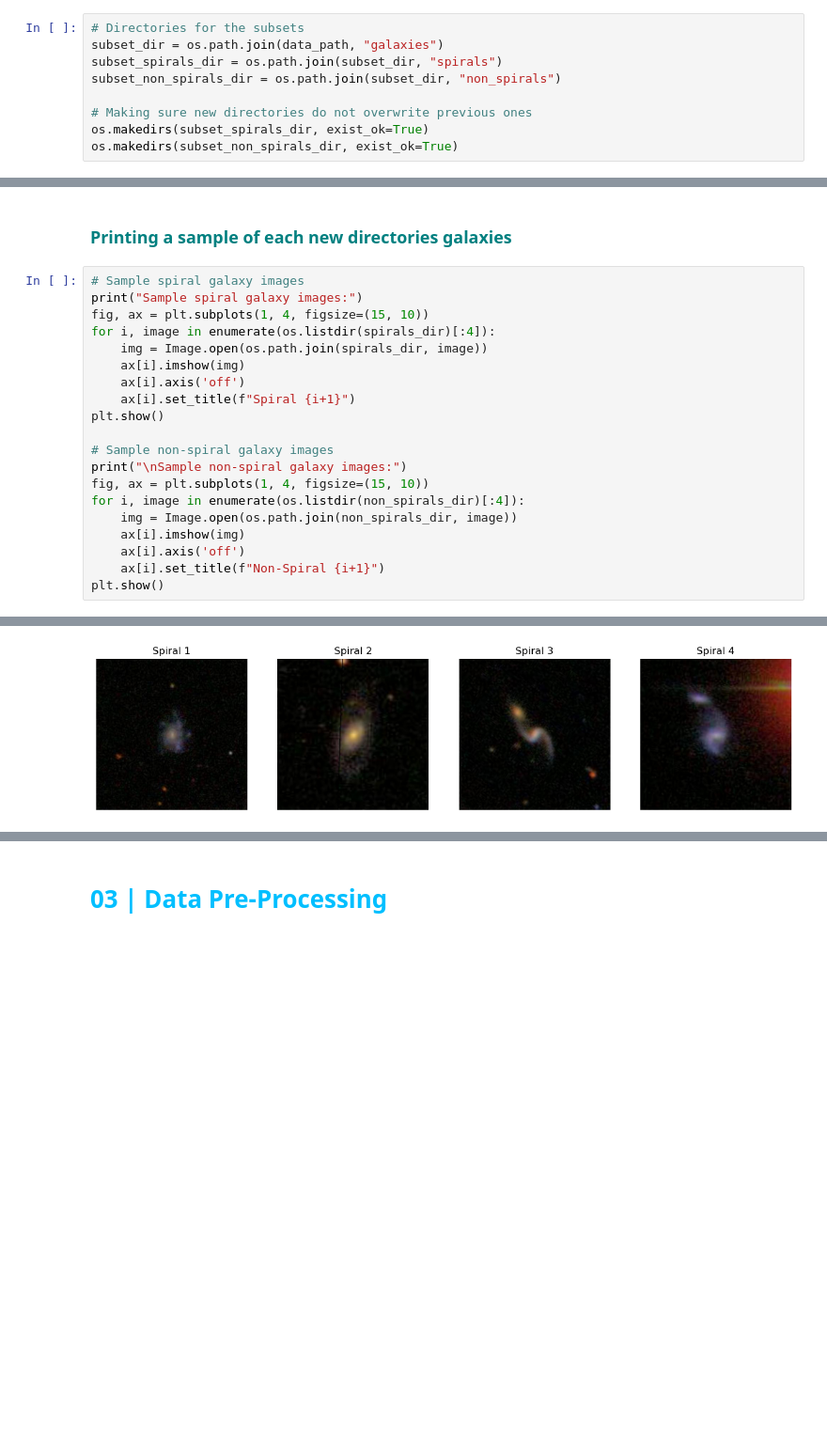
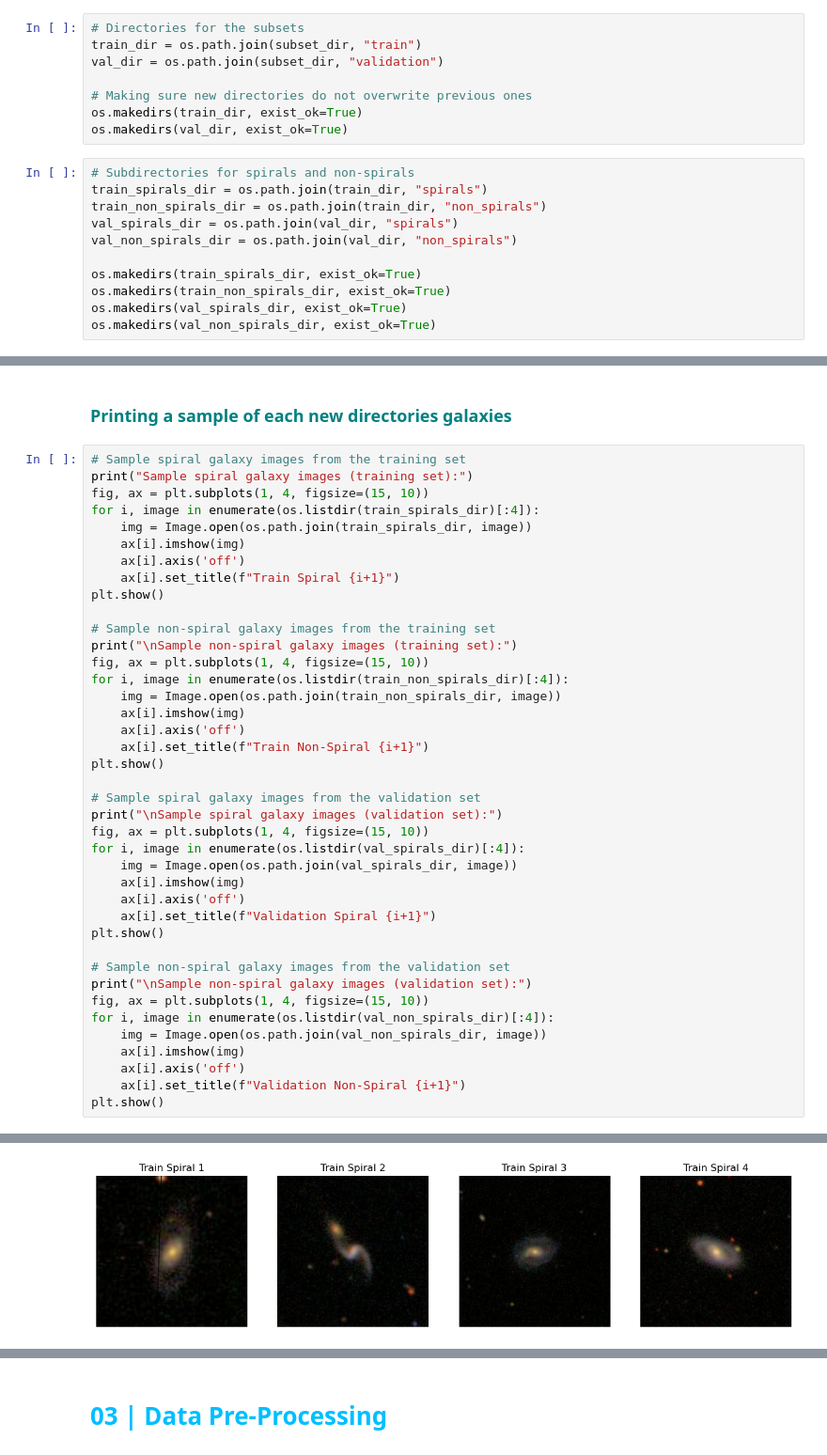
Before and after one commit to isi-mube/Cosmic-Compendium, a Jupyter notebook: notebook.ipynb, the cells around one changed output, grey strips where cells are left out. Shown at 94% size. Drawn from its saved outputs; the diff is of its cells as text; blank space fills up the shorter version.

```diff
--- a/notebook.ipynb
+++ b/notebook.ipynb
@@ -252,10 +224,20 @@ Number of non-spiral images: 60029
 # %%
 # Directories for the subsets
-subset_dir = os.path.join(data_path, "galaxies")
-subset_spirals_dir = os.path.join(subset_dir, "spirals")
-subset_non_spirals_dir = os.path.join(subset_dir, "non_spirals")
+train_dir = os.path.join(subset_dir, "train")
+val_dir = os.path.join(subset_dir, "validation")
 
 # Making sure new directories do not overwrite previous ones
-os.makedirs(subset_spirals_dir, exist_ok=True)
-os.makedirs(subset_non_spirals_dir, exist_ok=True)
+os.makedirs(train_dir, exist_ok=True)
+os.makedirs(val_dir, exist_ok=True)
+# %%
+# Subdirectories for spirals and non-spirals
+train_spirals_dir = os.path.join(train_dir, "spirals")
+train_non_spirals_dir = os.path.join(train_dir, "non_spirals")
+val_spirals_dir = os.path.join(val_dir, "spirals")
+val_non_spirals_dir = os.path.join(val_dir, "non_spirals")
+
+os.makedirs(train_spirals_dir, exist_ok=True)
+os.makedirs(train_non_spirals_dir, exist_ok=True)
+os.makedirs(val_spirals_dir, exist_ok=True)
+os.makedirs(val_non_spirals_dir, exist_ok=True)
 # %%
@@ -281,23 +280,43 @@ for image_file in non_spiral_subset:
 # %% [markdown]
 <h3 style="color: #008080;">Printing a sample of each new directories galaxies</h3>
 # %%
-# Sample spiral galaxy images
-print("Sample spiral galaxy images:")
+# Sample spiral galaxy images from the training set
+print("Sample spiral galaxy images (training set):")
 fig, ax = plt.subplots(1, 4, figsize=(15, 10))
-for i, image in enumerate(os.listdir(spirals_dir)[:4]):
-    img = Image.open(os.path.join(spirals_dir, image))
+for i, image in enumerate(os.listdir(train_spirals_dir)[:4]):
+    img = Image.open(os.path.join(train_spirals_dir, image))
     ax[i].imshow(img)
     ax[i].axis('off')
-    ax[i].set_title(f"Spiral {i+1}")
+    ax[i].set_title(f"Train Spiral {i+1}")
 plt.show()
 
-# Sample non-spiral galaxy images
-print("\nSample non-spiral galaxy images:")
+# Sample non-spiral galaxy images from the training set
+print("\nSample non-spiral galaxy images (training set):")
 fig, ax = plt.subplots(1, 4, figsize=(15, 10))
-for i, image in enumerate(os.listdir(non_spirals_dir)[:4]):
-    img = Image.open(os.path.join(non_spirals_dir, image))
+for i, image in enumerate(os.listdir(train_non_spirals_dir)[:4]):
+    img = Image.open(os.path.join(train_non_spirals_dir, image))
     ax[i].imshow(img)
     ax[i].axis('off')
-    ax[i].set_title(f"Non-Spiral {i+1}")
+    ax[i].set_title(f"Train Non-Spiral {i+1}")
 plt.show()
+
+# Sample spiral galaxy images from the validation set
+print("\nSample spiral galaxy images (validation set):")
+fig, ax = plt.subplots(1, 4, figsize=(15, 10))
+for i, image in enumerate(os.listdir(val_spirals_dir)[:4]):
+    img = Image.open(os.path.join(val_spirals_dir, image))
+    ax[i].imshow(img)
+    ax[i].axis('off')
+    ax[i].set_title(f"Validation Spiral {i+1}")
+plt.show()
+
+# Sample non-spiral galaxy images from the validation set
+print("\nSample non-spiral galaxy images (validation set):")
+fig, ax = plt.subplots(1, 4, figsize=(15, 10))
+for i, image in enumerate(os.listdir(val_non_spirals_dir)[:4]):
+    img = Image.open(os.path.join(val_non_spirals_dir, image))
+    ax[i].imshow(img)
+    ax[i].axis('off')
+    ax[i].set_title(f"Validation Non-Spiral {i+1}")
+plt.show()
 # %% [output]
@@ -305 +324 @@ Sample spiral galaxy images:
-[figure, old version]
+[figure, new version]
```
Also changed, not shown: parts of 47 cells of this notebook, 1 other file.
